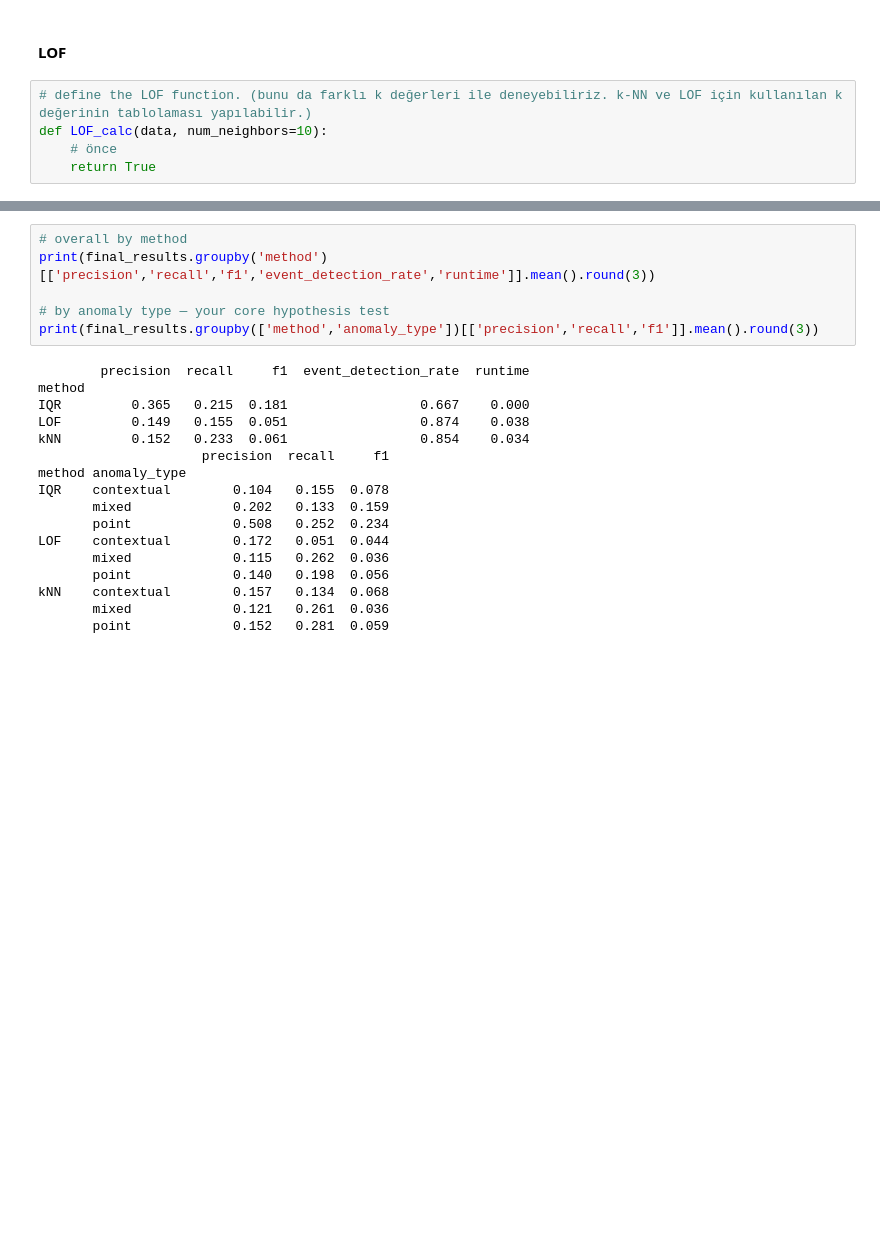
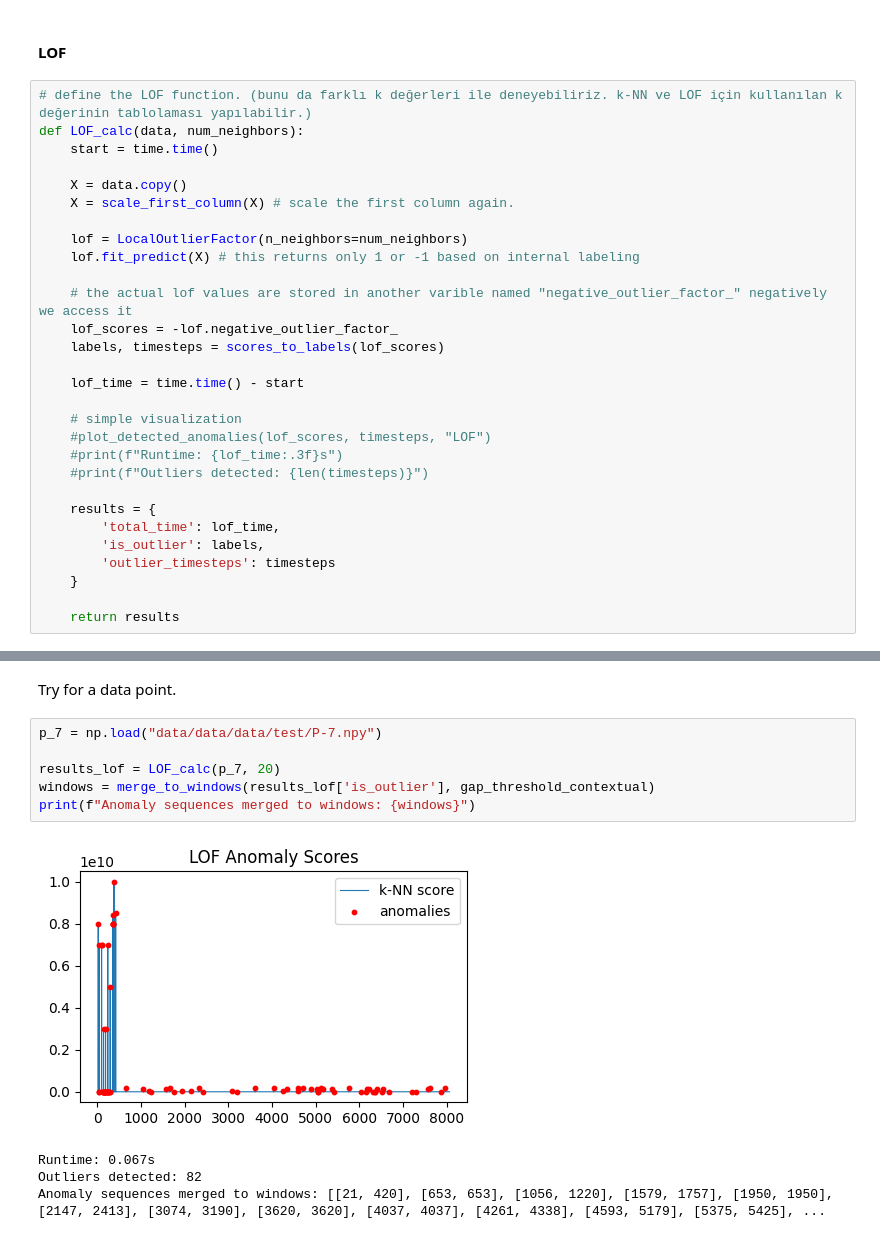
Before and after one commit to elifserra/anomaly-detection-and-characterization-in-nasa-telemetry-data, a Jupyter notebook: data_load_and_preprocess.ipynb, the cells around one changed output, grey strips where cells are left out. Cells and saved outputs as stored; diff of their text form; blank space fills up the shorter version.

```diff
--- a/data_load_and_preprocess.ipynb
+++ b/data_load_and_preprocess.ipynb
@@ -465,6 +491,30 @@ Outliers detected: 55
 #### LOF
 # %%
 # define the LOF function. (bunu da farklı k değerleri ile deneyebiliriz. k-NN ve LOF için kullanılan k değerinin tablolaması yapılabilir.)
-def LOF_calc(data, num_neighbors=10):
-    # önce
-    return True
+def LOF_calc(data, num_neighbors):
+    start = time.time()
+
+    X = data.copy()
+    X = scale_first_column(X) # scale the first column again.
+
+    lof = LocalOutlierFactor(n_neighbors=num_neighbors)
+    lof.fit_predict(X) # this returns only 1 or -1 based on internal labeling
+
+    # the actual lof values are stored in another varible named "negative_outlier_factor_" negatively we access it
+    lof_scores = -lof.negative_outlier_factor_
+    labels, timesteps = scores_to_labels(lof_scores)
+
+    lof_time = time.time() - start
+
+    # simple visualization
+    #plot_detected_anomalies(lof_scores, timesteps, "LOF")
+    #print(f"Runtime: {lof_time:.3f}s")
+    #print(f"Outliers detected: {len(timesteps)}")
+
+    results = {
+        'total_time': lof_time,
+        'is_outlier': labels,
+        'outlier_timesteps': timesteps
+    }
+
+    return results
@@ -620,23 +521,13 @@ print(final_results)
-# %%
-# overall by method
-print(final_results.groupby('method')[['precision','recall','f1','event_detection_rate','runtime']].mean().round(3))
-
-# by anomaly type — your core hypothesis test
-print(final_results.groupby(['method','anomaly_type'])[['precision','recall','f1']].mean().round(3))
-# %% [output]
-        precision  recall     f1  event_detection_rate  runtime
-method
-IQR         0.365   0.215  0.181                 0.667    0.000
-LOF         0.149   0.155  0.051                 0.874    0.038
-kNN         0.152   0.233  0.061                 0.854    0.034
-                     precision  recall     f1
-method anomaly_type
-IQR    contextual        0.104   0.155  0.078
-       mixed             0.202   0.133  0.159
-       point             0.508   0.252  0.234
-LOF    contextual        0.172   0.051  0.044
-       mixed             0.115   0.262  0.036
-       point             0.140   0.198  0.056
-kNN    contextual        0.157   0.134  0.068
-       mixed             0.121   0.261  0.036
-       point             0.152   0.281  0.059
+# %% [markdown]
+Try for a data point.
+# %%
+p_7 = np.load("data/data/data/test/P-7.npy")
+
+results_lof = LOF_calc(p_7, 20)
+windows = merge_to_windows(results_lof['is_outlier'], gap_threshold_contextual)
+print(f"Anomaly sequences merged to windows: {windows}")
+# %% [output]
+[figure, added]
+Runtime: 0.067s
+Outliers detected: 82
+Anomaly sequences merged to windows: [[21, 420], [653, 653], [1056, 1220], [1579, 1757], [1950, 1950], [2147, 2413], [3074, 3190], [3620, 3620], [4037, 4037], [4261, 4338], [4593, 5179], [5375, 5425], ...
```
Also changed, not shown: parts of 15 cells of this notebook.
